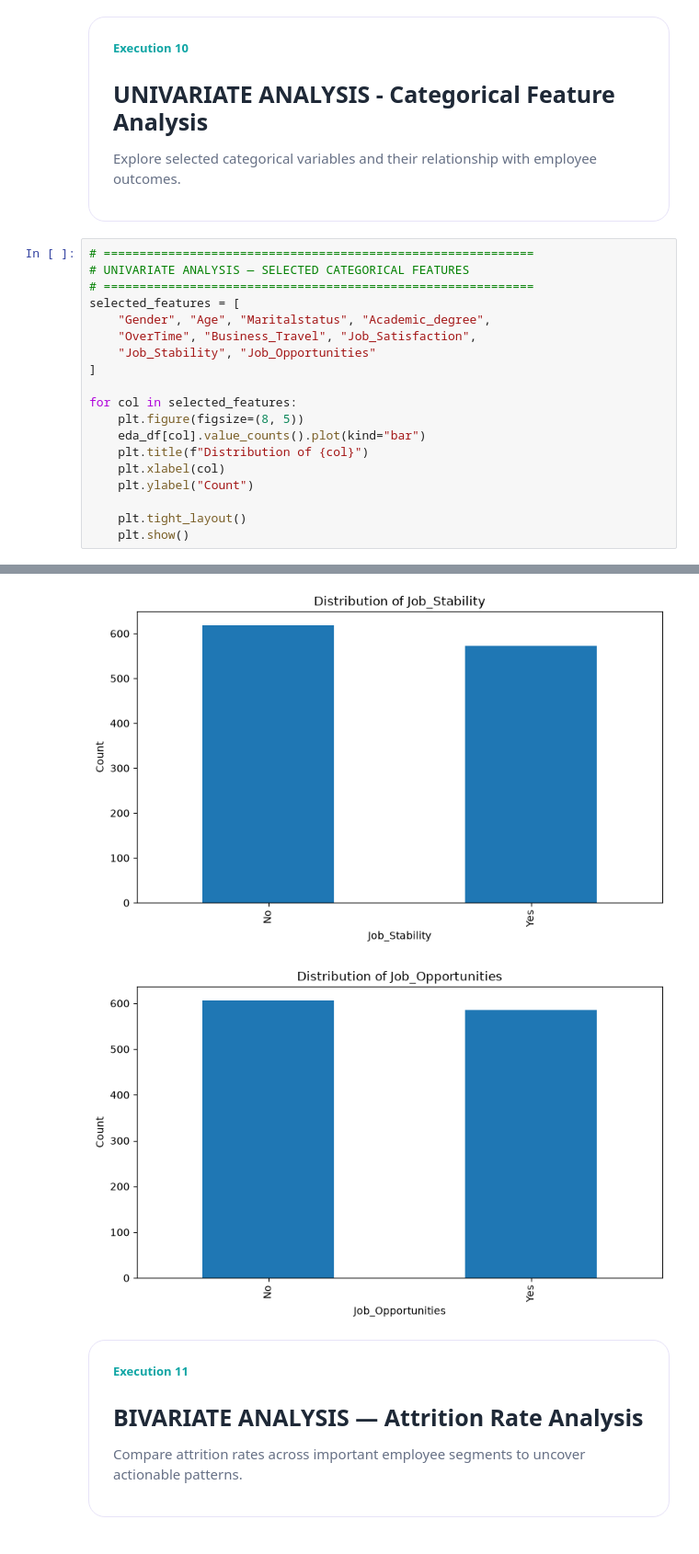
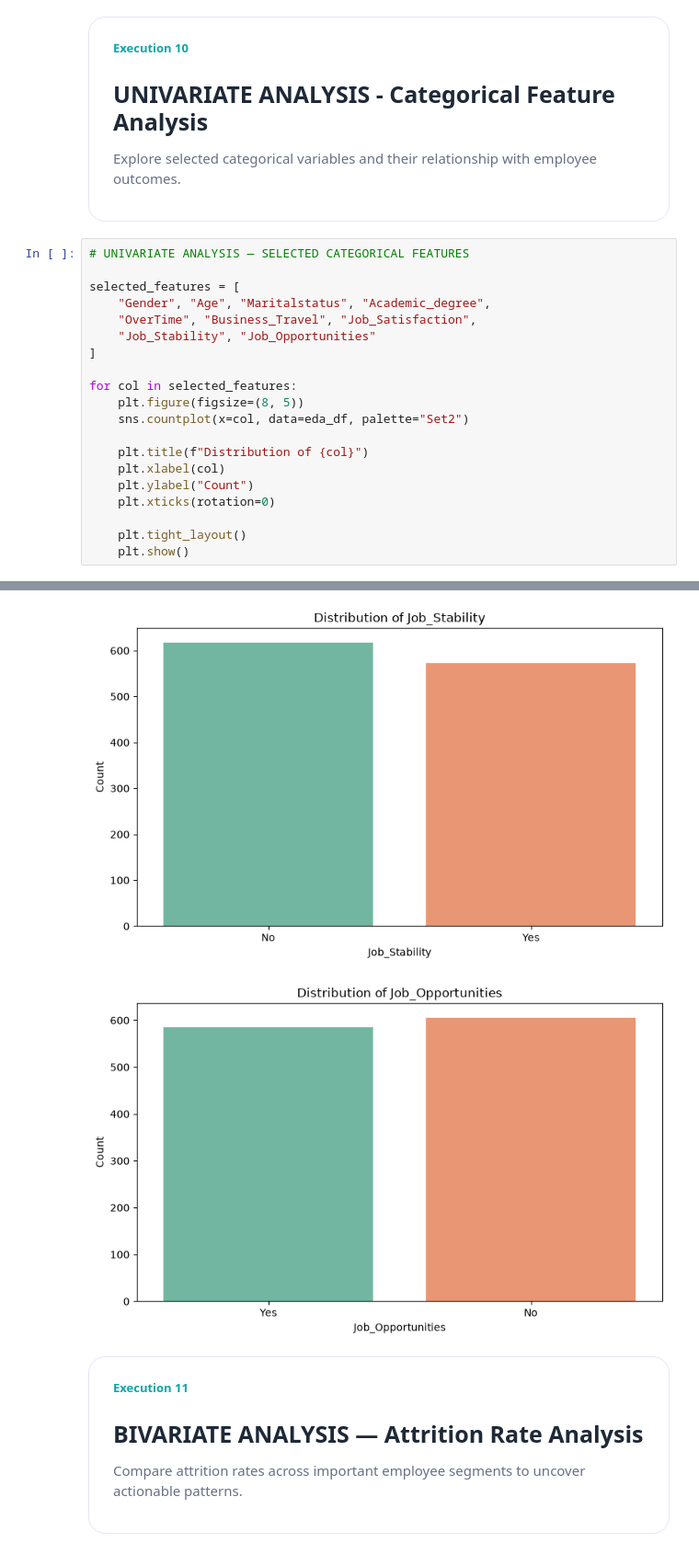
Before and after one commit to uday7219/Employee_Attrition_Project, a Jupyter notebook: employee_attrition_prediction.ipynb, the cells around one changed output, grey strips where cells are left out. Shown at 92% size. Drawn from its saved outputs; the diff is of its cells as text.

```diff
--- a/employee_attrition_prediction.ipynb
+++ b/employee_attrition_prediction.ipynb
@@ -383,9 +372,8 @@ plt.show()
 <div style="background:linear-gradient(135deg,#ffffff 0%,#f7f5ff 100%);border:1px solid #e7e3f8;border-radius:18px;padding:22px 26px;margin:10px 0 22px;box-shadow:0 8px 24px rgba(31,41,55,.06);font-family: Times New Roman">
 <div style="font-size:13px;font-weight:700;color:#0EA5A4;letter-spacing:1.2px;text-transform:uppercase;margin-bottom:8px;">Execution 10</div><h2 style="margin:0;color:#1f2937;font-size:25px;">UNIVARIATE ANALYSIS - Categorical Feature Analysis</h2><p style="margin:8px 0 0;color:#667085;font-size:15px;line-height:1.6;">Explore selected categorical variables and their relationship with employee outcomes.</p></div>
 # %%
-# ============================================================
 # UNIVARIATE ANALYSIS — SELECTED CATEGORICAL FEATURES
-# ============================================================
+
 selected_features = [
     "Gender", "Age", "Maritalstatus", "Academic_degree",
     "OverTime", "Business_Travel", "Job_Satisfaction",
@@ -394,10 +382,12 @@ selected_features = [
 
 for col in selected_features:
     plt.figure(figsize=(8, 5))
-    eda_df[col].value_counts().plot(kind="bar")
+    sns.countplot(x=col, data=eda_df, palette="Set2")
+
     plt.title(f"Distribution of {col}")
     plt.xlabel(col)
     plt.ylabel("Count")
+    plt.xticks(rotation=0)
 
     plt.tight_layout()
     plt.show()
@@ -412,5 +402,5 @@ for col in selected_features:
-[figure, old version]
+[figure, new version]
-[figure, old version]
+[figure, new version]
 # %% [markdown]
 <div style="background:linear-gradient(135deg,#ffffff 0%,#f7f5ff 100%);border:1px solid #e7e3f8;border-radius:18px;padding:22px 26px;margin:10px 0 22px;box-shadow:0 8px 24px rgba(31,41,55,.06);font-family: Times New Roman">
 <div style="font-size:13px;font-weight:700;color:#0EA5A4;letter-spacing:1.2px;text-transform:uppercase;margin-bottom:8px;">Execution 11</div><h2 style="margin:0;color:#1f2937;font-size:25px;">BIVARIATE ANALYSIS — Attrition Rate Analysis</h2><p style="margin:8px 0 0;color:#667085;font-size:15px;line-height:1.6;">Compare attrition rates across important employee segments to uncover actionable patterns.</p></div>
```
Also changed, not shown: parts of 30 cells of this notebook.
